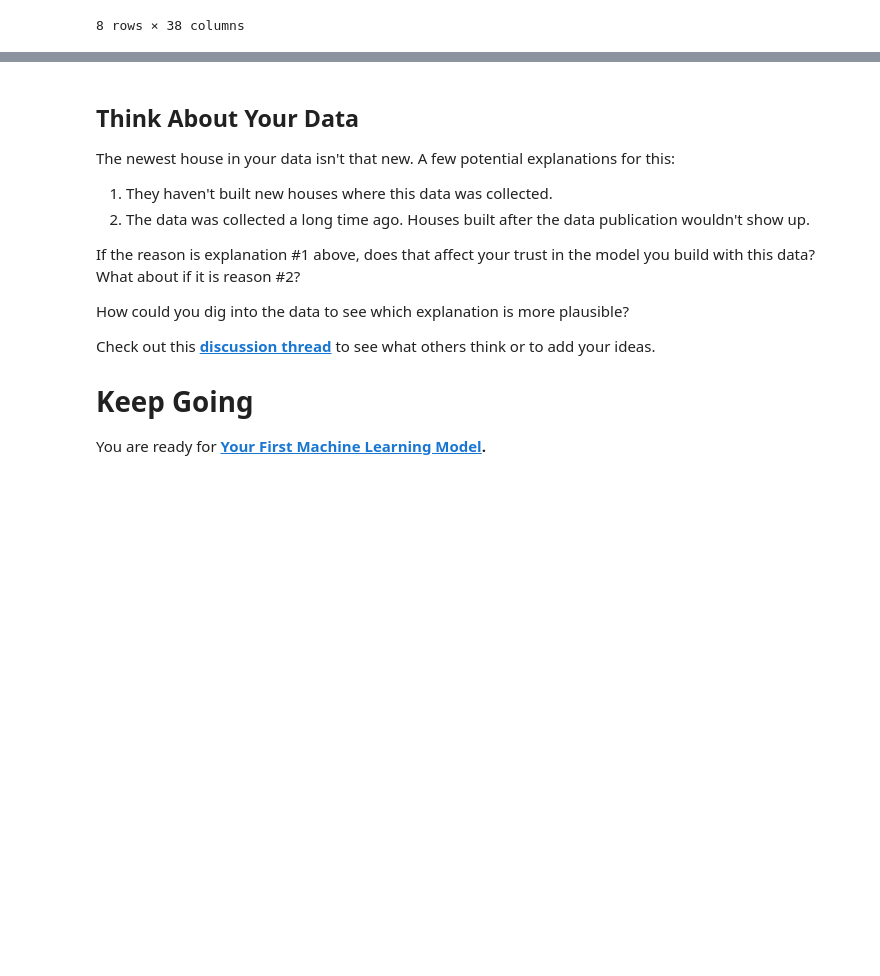
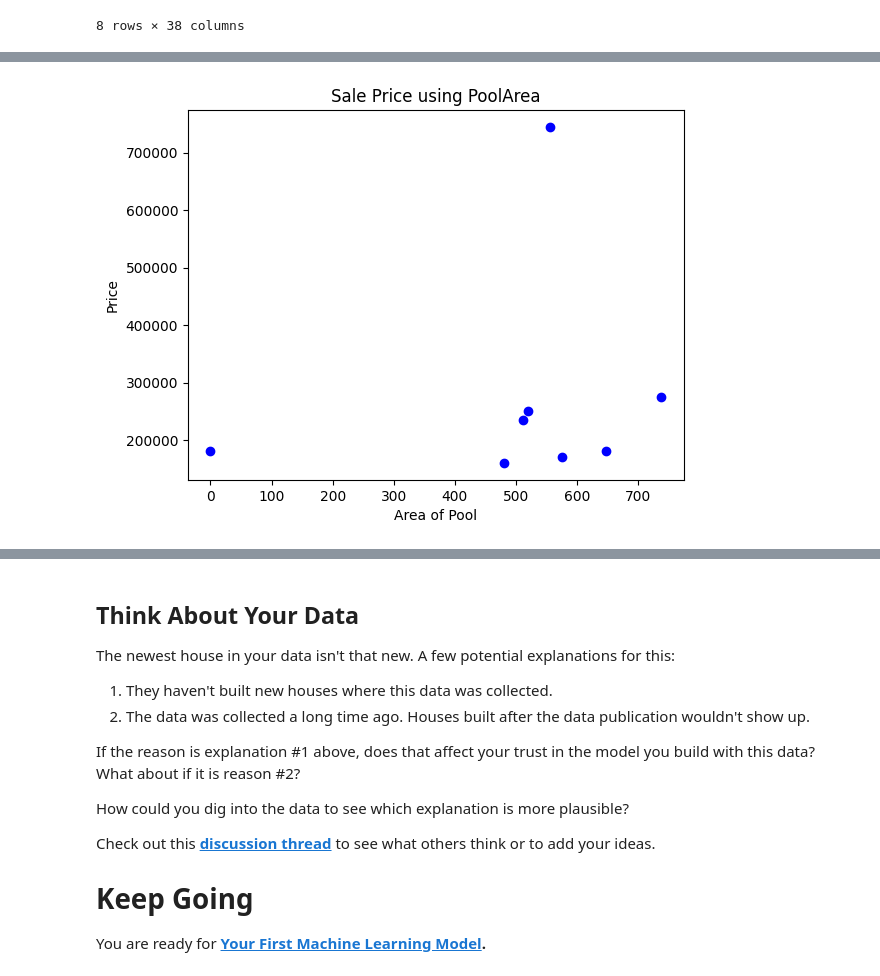
Before and after one commit to Bestakdv/vhs-intro-ai, a Jupyter notebook: exercise-explore-your-data.ipynb, the cells around one changed output, grey strips where cells are left out. Cells and saved outputs as stored; diff of their text form; code cells hidden in the pictures; blank space fills up the shorter version.

```diff
--- a/exercise-explore-your-data.ipynb
+++ b/exercise-explore-your-data.ipynb
@@ -62,0 +99,17 @@ home_data.describe()
+# %%
+import matplotlib.pyplot as plt
+import pandas as pd
+
+test = home_data.groupby('PoolArea')['SalePrice'].mean().reset_index()
+
+
+plt.scatter(test['PoolArea'], test['SalePrice'], color='blue')
+
+plt.title('Sale Price using PoolArea')
+plt.xlabel('Area of Pool')
+plt.ylabel('Price')
+
+
+plt.show()
+# %% [output]
+[figure, added]
```
Also changed, not shown: parts of 5 cells of this notebook.
